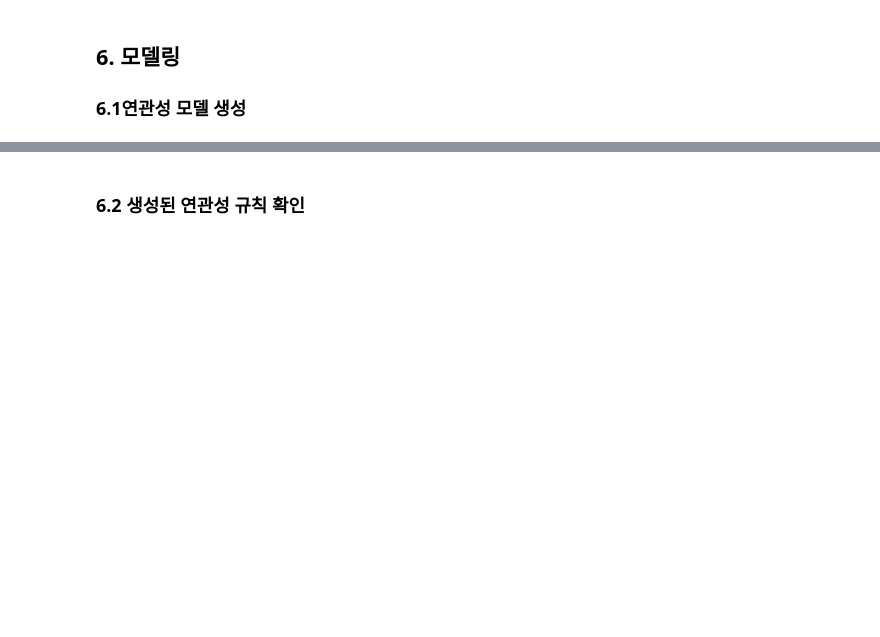
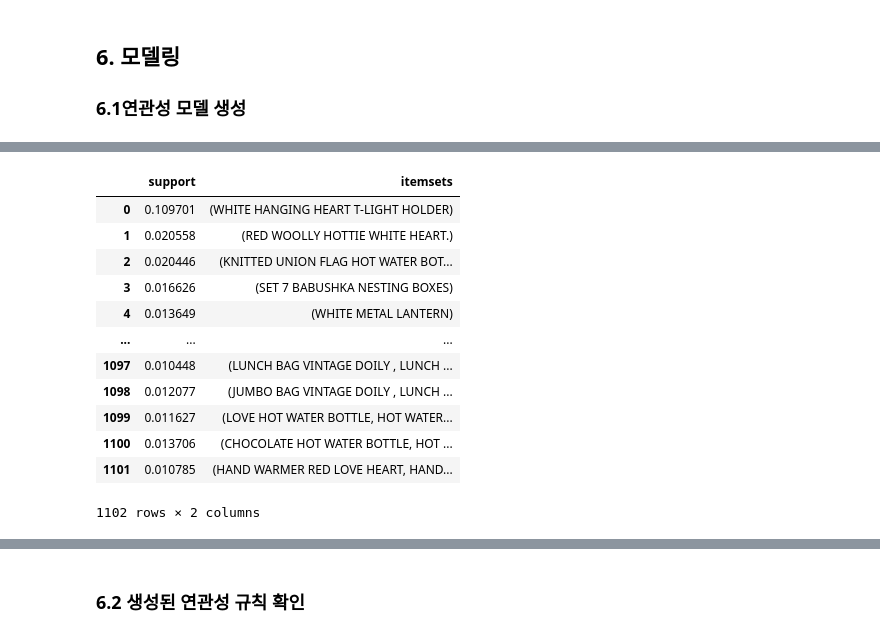
Before and after one commit to MattersOfData/CRM-Analysis, a Jupyter notebook: DAY2_Online Analysis.ipynb, the cells around one changed output, grey strips where cells are left out. Cells and saved outputs as stored; diff of their text form; code cells hidden in the pictures; blank space fills up the shorter version.

```diff
--- a/DAY2_Online Analysis.ipynb
+++ b/DAY2_Online Analysis.ipynb
@@ -448,4 +464,22 @@ freq_itemsets1
 1102 rows × 2 columns
+# %%
+## 용량이 클경우, fpgrowth 로 사용 !(단, mixtend 업그레이드 버전에 포함되어있어서, 최신버전 업글후에 import 하기!)
+freq_itemsets1 = fpgrowth(df, min_support = 0.01, max_len = 3, use_colnames = True)
+freq_itemsets1
+# %% [output]
+|  | support | itemsets |
+| 0 | 0.109701 | (WHITE HANGING HEART T-LIGHT HOLDER) |
+| 1 | 0.020558 | (RED WOOLLY HOTTIE WHITE HEART.) |
+| 2 | 0.020446 | (KNITTED UNION FLAG HOT WATER BOT... |
+| 3 | 0.016626 | (SET 7 BABUSHKA NESTING BOXES) |
+| 4 | 0.013649 | (WHITE METAL LANTERN) |
+| ... | ... | ... |
+| 1097 | 0.010448 | (LUNCH BAG VINTAGE DOILY , LUNCH ... |
+| 1098 | 0.012077 | (JUMBO BAG VINTAGE DOILY , LUNCH ... |
+| 1099 | 0.011627 | (LOVE HOT WATER BOTTLE, HOT WATER... |
+| 1100 | 0.013706 | (CHOCOLATE HOT WATER BOTTLE, HOT ... |
+| 1101 | 0.010785 | (HAND WARMER RED LOVE HEART, HAND... |
+1102 rows × 2 columns
 # %%
 from mlxtend.frequent_patterns import fpgrowth
 fpgrowth(df, min_support=0.5, use_colnames=True)
```
Also changed, not shown: parts of 19 cells of this notebook.
